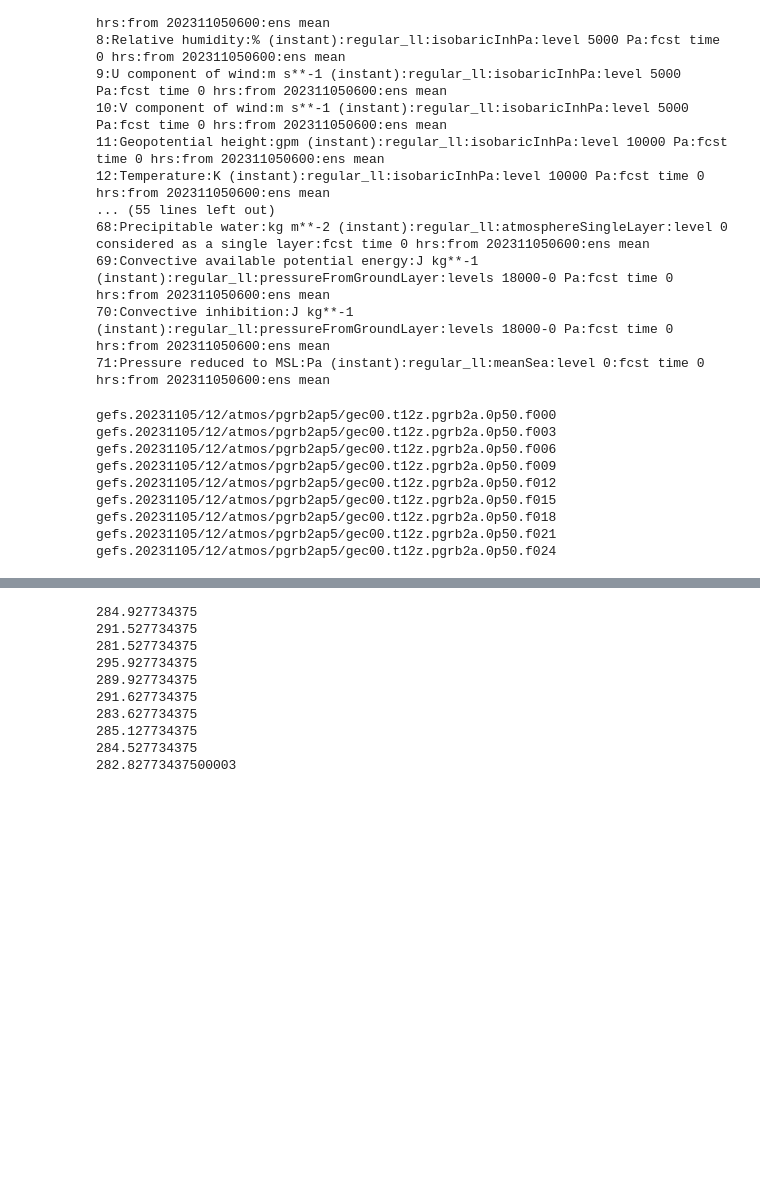
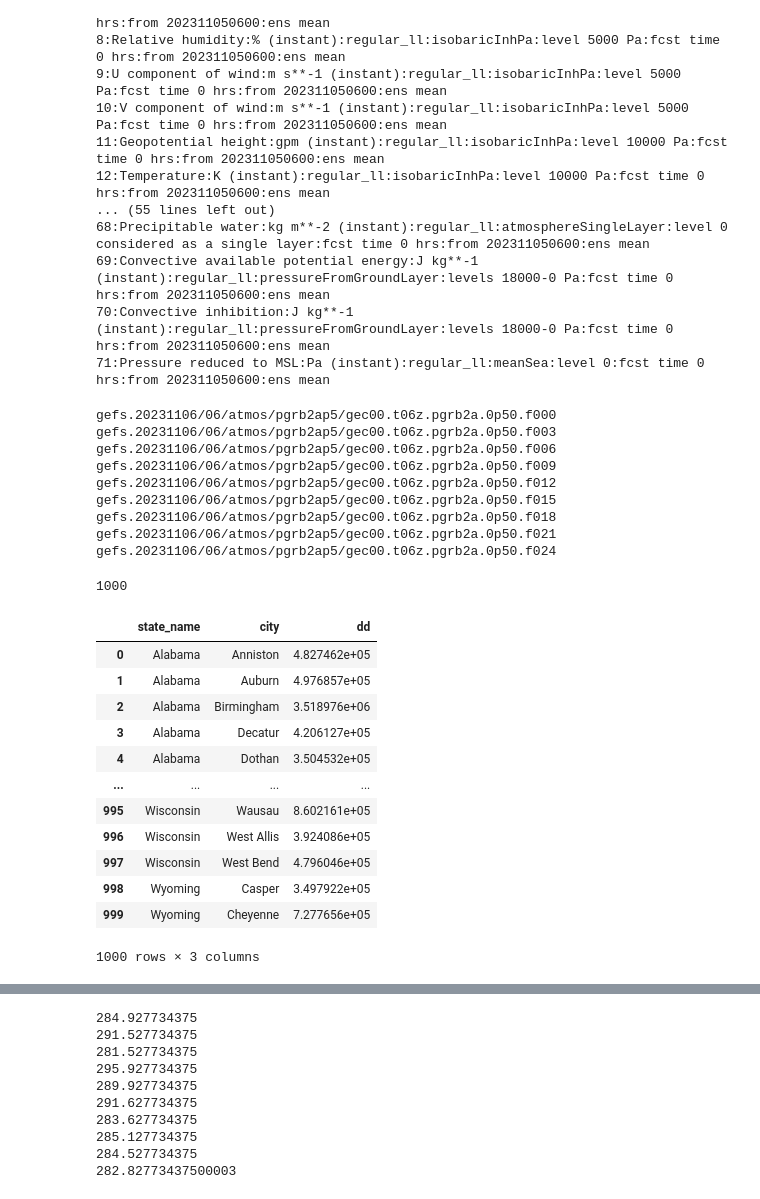
Before and after one commit to aloumakos/Weather-Processor, a Jupyter notebook: test.ipynb, the cells around one changed output, grey strips where cells are left out. Saved outputs shown, nothing was run; the diff lists cells and outputs as text; code cells hidden in the pictures; blank space fills up the shorter version.

```diff
--- a/test.ipynb
+++ b/test.ipynb
@@ -46,7 +46,7 @@ import time
 import pygrib
 import pandas as pd
 
-ct_df = pd.read_csv("uscities.csv")[:10]
+ct_df = pd.read_csv("uscities.csv")[:1000]
 lls = list(zip(ct_df['lat'], ct_df['lng']))
 
 dt = datetime.now()
@@ -100,13 +100,35 @@ while files:
         break
     del files[0]
 # %% [output]
-gefs.20231105/12/atmos/pgrb2ap5/gec00.t12z.pgrb2a.0p50.f000
-gefs.20231105/12/atmos/pgrb2ap5/gec00.t12z.pgrb2a.0p50.f003
-gefs.20231105/12/atmos/pgrb2ap5/gec00.t12z.pgrb2a.0p50.f006
-gefs.20231105/12/atmos/pgrb2ap5/gec00.t12z.pgrb2a.0p50.f009
-gefs.20231105/12/atmos/pgrb2ap5/gec00.t12z.pgrb2a.0p50.f012
-gefs.20231105/12/atmos/pgrb2ap5/gec00.t12z.pgrb2a.0p50.f015
-gefs.20231105/12/atmos/pgrb2ap5/gec00.t12z.pgrb2a.0p50.f018
-gefs.20231105/12/atmos/pgrb2ap5/gec00.t12z.pgrb2a.0p50.f021
-gefs.20231105/12/atmos/pgrb2ap5/gec00.t12z.pgrb2a.0p50.f024
+gefs.20231106/06/atmos/pgrb2ap5/gec00.t06z.pgrb2a.0p50.f000
+gefs.20231106/06/atmos/pgrb2ap5/gec00.t06z.pgrb2a.0p50.f003
+gefs.20231106/06/atmos/pgrb2ap5/gec00.t06z.pgrb2a.0p50.f006
+gefs.20231106/06/atmos/pgrb2ap5/gec00.t06z.pgrb2a.0p50.f009
+gefs.20231106/06/atmos/pgrb2ap5/gec00.t06z.pgrb2a.0p50.f012
+gefs.20231106/06/atmos/pgrb2ap5/gec00.t06z.pgrb2a.0p50.f015
+gefs.20231106/06/atmos/pgrb2ap5/gec00.t06z.pgrb2a.0p50.f018
+gefs.20231106/06/atmos/pgrb2ap5/gec00.t06z.pgrb2a.0p50.f021
+gefs.20231106/06/atmos/pgrb2ap5/gec00.t06z.pgrb2a.0p50.f024
+# %%
+len(ct_df["city"])
+# %% [output]
+1000
+# %%
+result_df = ct_df.groupby(['state_name', 'city'])[['population', 'dd']].apply(lambda x: (x['population'] * x['dd']).sum()).reset_index()
+result_df.columns = ['state_name', 'city', 'dd']
+result_df
+# %% [output]
+|  | state_name | city | dd |
+| 0 | Alabama | Anniston | 4.827462e+05 |
+| 1 | Alabama | Auburn | 4.976857e+05 |
+| 2 | Alabama | Birmingham | 3.518976e+06 |
+| 3 | Alabama | Decatur | 4.206127e+05 |
+| 4 | Alabama | Dothan | 3.504532e+05 |
+| ... | ... | ... | ... |
+| 995 | Wisconsin | Wausau | 8.602161e+05 |
+| 996 | Wisconsin | West Allis | 3.924086e+05 |
+| 997 | Wisconsin | West Bend | 4.796046e+05 |
+| 998 | Wyoming | Casper | 3.497922e+05 |
+| 999 | Wyoming | Cheyenne | 7.277656e+05 |
+1000 rows × 3 columns
 # %%
```
Also changed, not shown: parts of 4 cells of this notebook, 1 other file.
